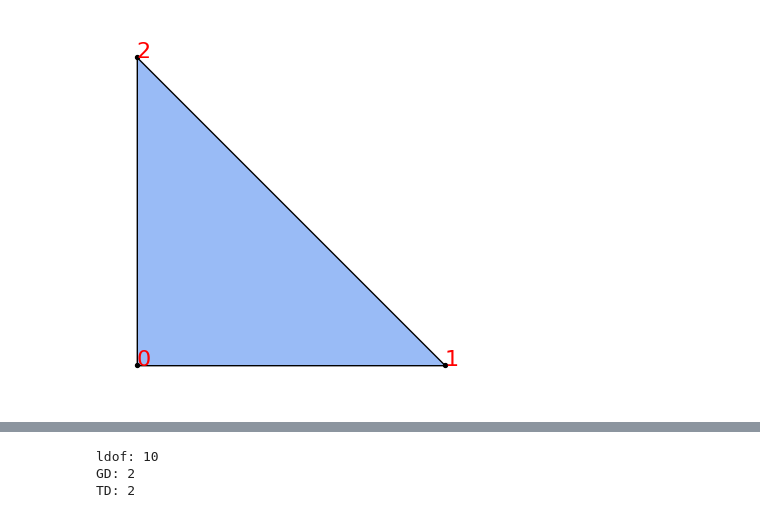
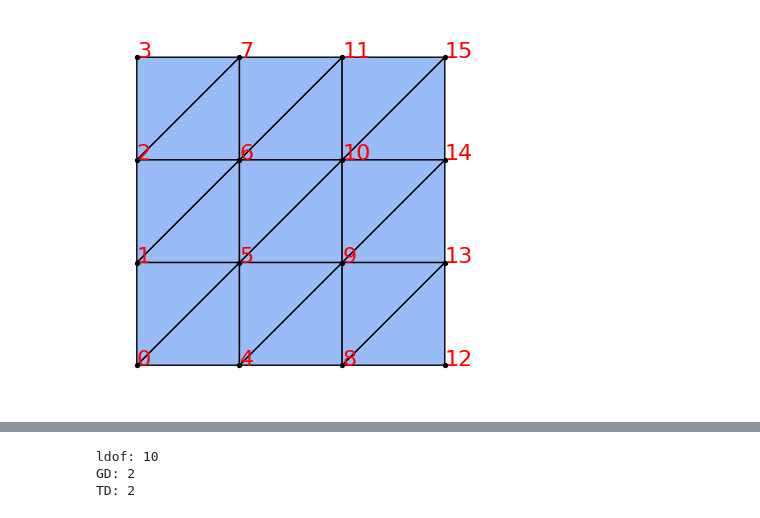
Before and after one commit to brighthe/hlthesis, a Jupyter notebook: fem/lagrange_fem.ipynb, the cells around one changed output, grey strips where cells are left out. Cells and saved outputs as stored; diff of their text form; code cells hidden in the pictures.

```diff
--- a/fem/lagrange_fem.ipynb
+++ b/fem/lagrange_fem.ipynb
@@ -1,13 +1,14 @@
 # %%
 from fealpy.mesh import TriangleMesh
-mesh = TriangleMesh.from_one_triangle()
+#mesh = TriangleMesh.from_one_triangle()
+mesh = TriangleMesh.from_box(box=[0, 1, 0, 1], nx=3, ny=3)
 
 import matplotlib.pyplot as plt
 fig = plt.figure()
 axes = fig.gca()
 mesh.add_plot(axes)
 mesh.find_node(axes, showindex=True,
                color='k', marker='o', markersize=8, fontsize=16, fontcolor='r')
 plt.show()
 # %% [output]
-[figure, old version]
+[figure, new version]
```
Also changed, not shown: parts of 4 cells of this notebook.
